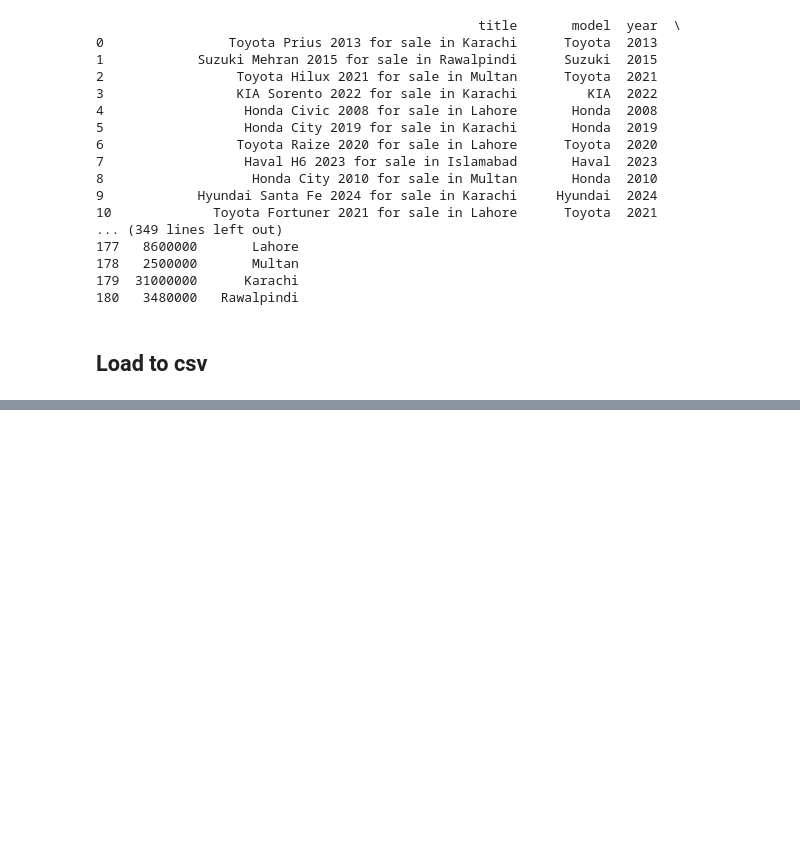
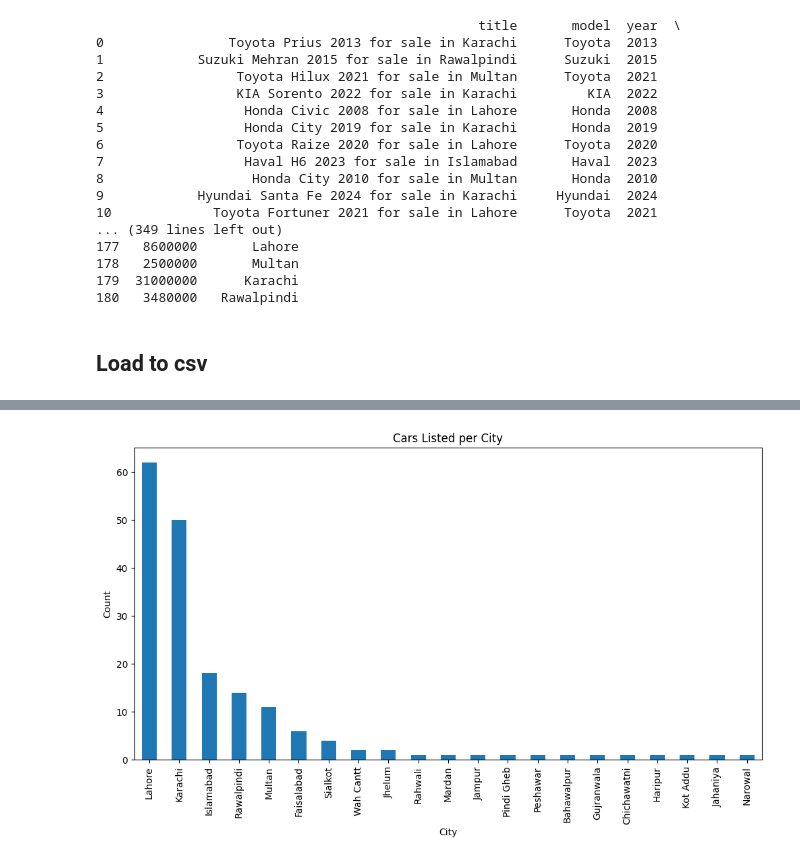
Before and after one commit to ZohaibHassan92314/used-cars-analysis, a Jupyter notebook: test.ipynb, the cells around one changed output, grey strips where cells are left out. Saved outputs shown, nothing was run; the diff lists cells and outputs as text; code cells hidden in the pictures; blank space fills up the shorter version.

```diff
--- a/test.ipynb
+++ b/test.ipynb
@@ -193,0 +290,9 @@ print(tabulate(df, headers='keys', tablefmt='grid'))
+# %%
+plt.figure(figsize=(12,6))
+df["city"].value_counts().plot(kind="bar")
+plt.title("Cars Listed per City")
+plt.xlabel("City")
+plt.ylabel("Count")
+plt.show()
+# %% [output]
+[figure, added]
```
Also changed, not shown: parts of 27 cells of this notebook, 2 other files.
